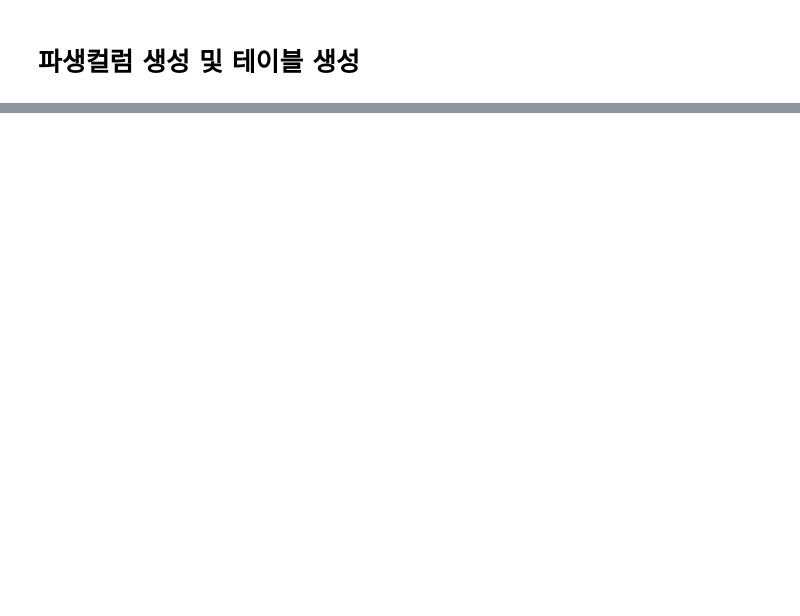
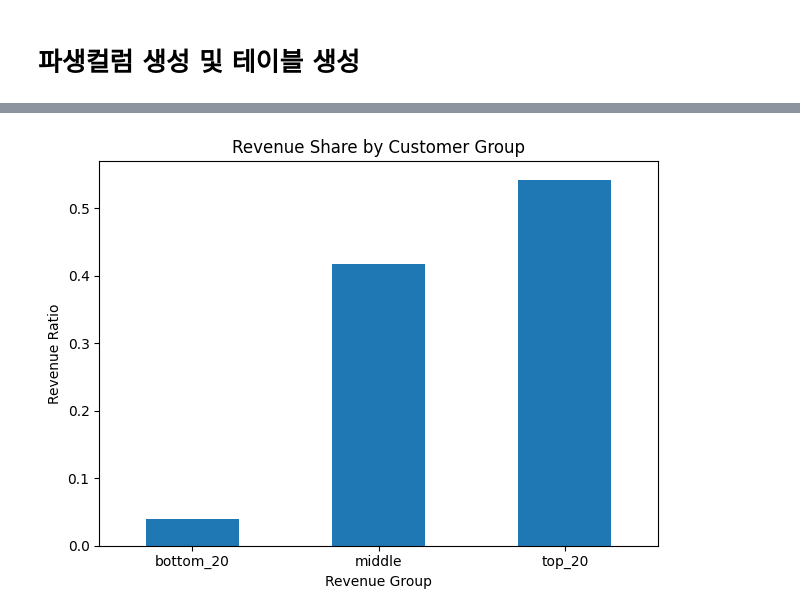
Before and after one commit to leegolem/data-commando-project, a Jupyter notebook: notebooks/member2/3. Analyze_2_lee.ipynb, the cells around one changed output, grey strips where cells are left out. Saved outputs shown, nothing was run; the diff lists cells and outputs as text; code cells hidden in the pictures; blank space fills up the shorter version.

```diff
--- a/notebooks/member2/3. Analyze_2_lee.ipynb
+++ b/notebooks/member2/3. Analyze_2_lee.ipynb
@@ -551,0 +577,11 @@ plt.show()
+# %%
+revenue_by_group = (
+    analysis_base
+    .groupby("revenue_group")
+    .agg(
+        revenue_sum=("revenue", "sum"),
+        transaction_cnt=("revenue", "count")
+    )
+)
+
+revenue_by_group
@@ -551,0 +594,8 @@ plt.show()
+# %%
+# 비중
+revenue_by_group["revenue_ratio"] = (
+    revenue_by_group["revenue_sum"]
+    / revenue_by_group["revenue_sum"].sum()
+)
+
+revenue_by_group
@@ -551,0 +608,12 @@ plt.show()
+# %%
+import matplotlib.pyplot as plt
+
+revenue_by_group["revenue_ratio"].plot(kind="bar")
+plt.title("Revenue Share by Customer Group")
+plt.xlabel("Revenue Group")
+plt.ylabel("Revenue Ratio")
+plt.xticks(rotation=0)
+plt.tight_layout()
+plt.show()
+# %% [output]
+[figure, added]
```
Also changed, not shown: parts of 113 cells of this notebook, 6 other files.
